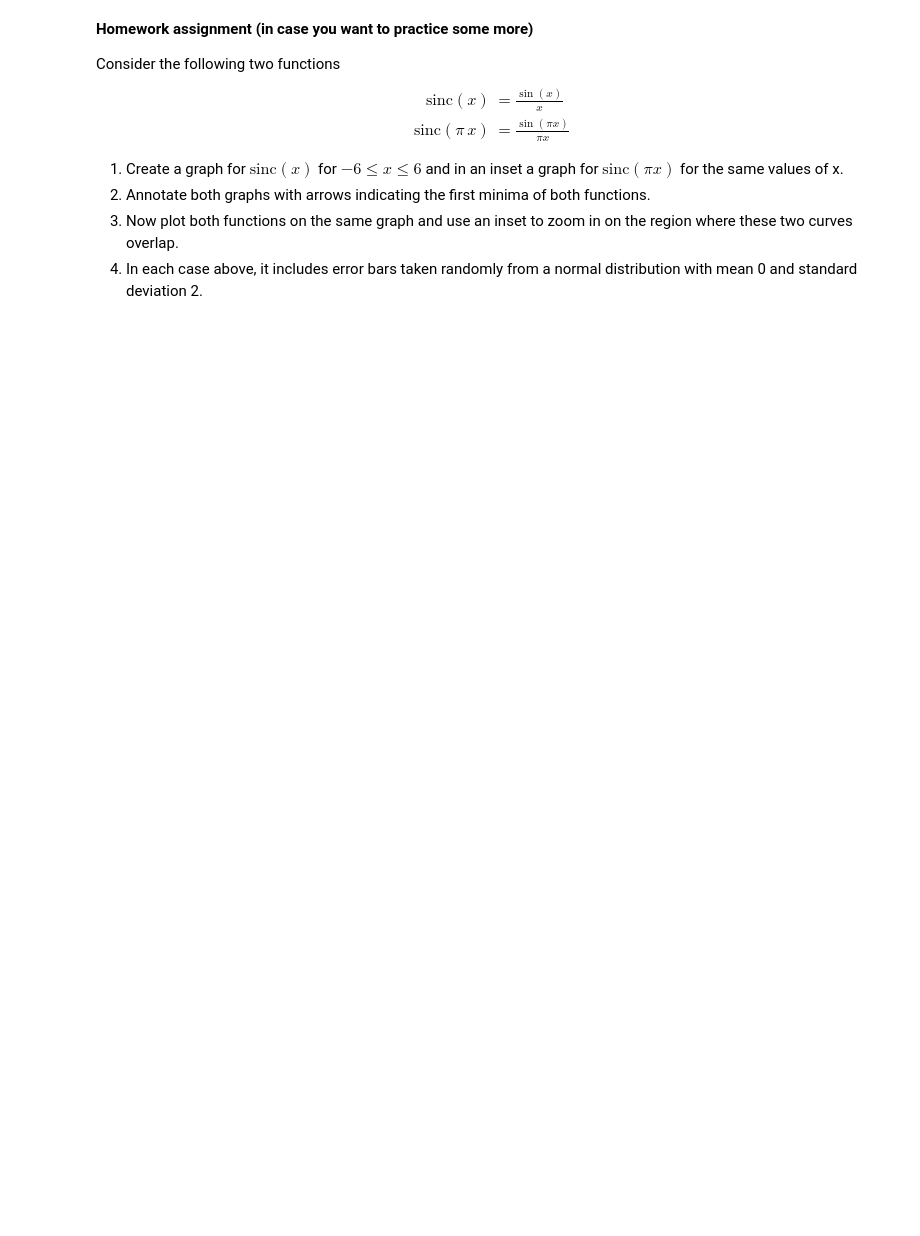
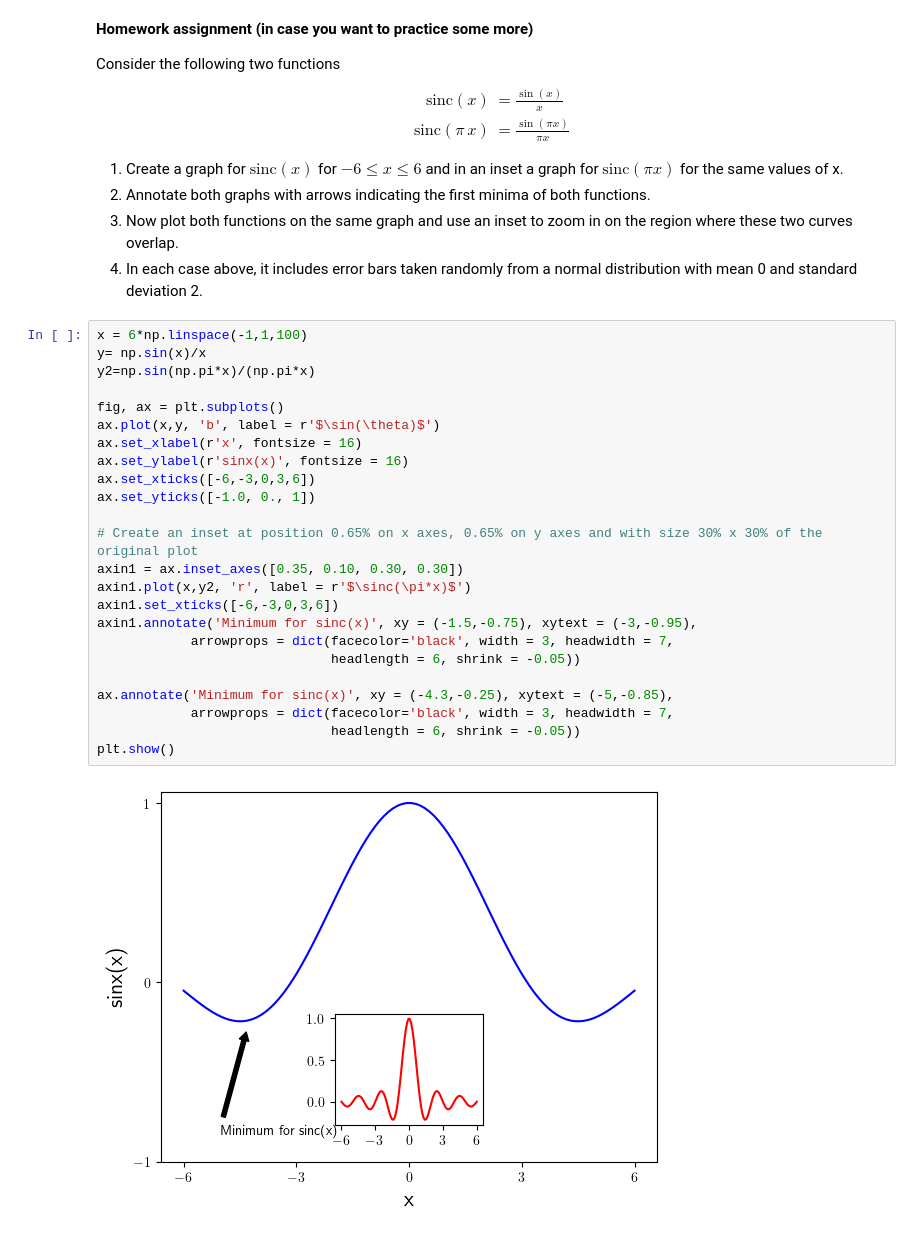
Before and after one commit to Miguelrr1912/Compu, a Jupyter notebook: Class3-temp.ipynb, the cells around one changed output. Cells and saved outputs as stored; diff of their text form; blank space fills up the shorter version.

```diff
--- a/Class3-temp.ipynb
+++ b/Class3-temp.ipynb
@@ -872,3 +979,29 @@ $$
 2. Annotate both graphs with arrows indicating the first minima of both functions.
 3. Now plot both functions on the same graph and use an inset to zoom in on the region where these two curves overlap.
 4. In each case above, it includes error bars taken randomly from a normal distribution with mean 0 and standard deviation 2.
+# %%
+x = 6*np.linspace(-1,1,100)
+y= np.sin(x)/x
+y2=np.sin(np.pi*x)/(np.pi*x)
+
+fig, ax = plt.subplots()
+ax.plot(x,y, 'b', label = r'$\sin(\theta)$')
+ax.set_xlabel(r'x', fontsize = 16)
+ax.set_ylabel(r'sinx(x)', fontsize = 16)
+ax.set_xticks([-6,-3,0,3,6])
+ax.set_yticks([-1.0, 0., 1])
+
+# Create an inset at position 0.65% on x axes, 0.65% on y axes and with size 30% x 30% of the original plot
+axin1 = ax.inset_axes([0.35, 0.10, 0.30, 0.30])
+axin1.plot(x,y2, 'r', label = r'$\sinc(\pi*x)$')
+axin1.set_xticks([-6,-3,0,3,6])
+axin1.annotate('Minimum for sinc(x)', xy = (-1.5,-0.75), xytext = (-3,-0.95),
+            arrowprops = dict(facecolor='black', width = 3, headwidth = 7,
+                              headlength = 6, shrink = -0.05))
+
+ax.annotate('Minimum for sinc(x)', xy = (-4.3,-0.25), xytext = (-5,-0.85),
+            arrowprops = dict(facecolor='black', width = 3, headwidth = 7,
+                              headlength = 6, shrink = -0.05))
+plt.show()
+# %% [output]
+[figure, added]
```
Also changed, not shown: parts of 30 cells of this notebook.
